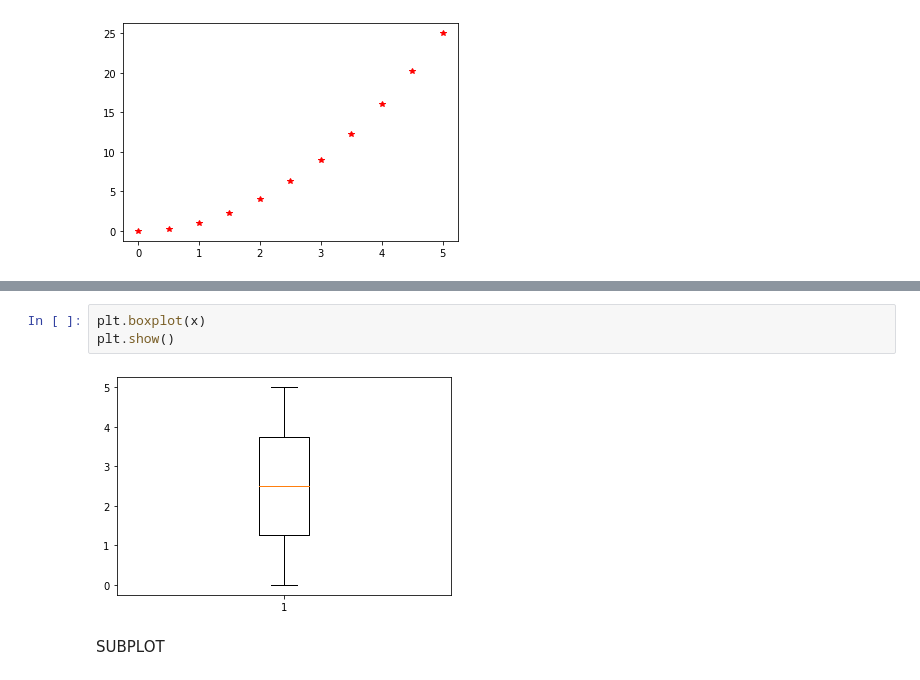
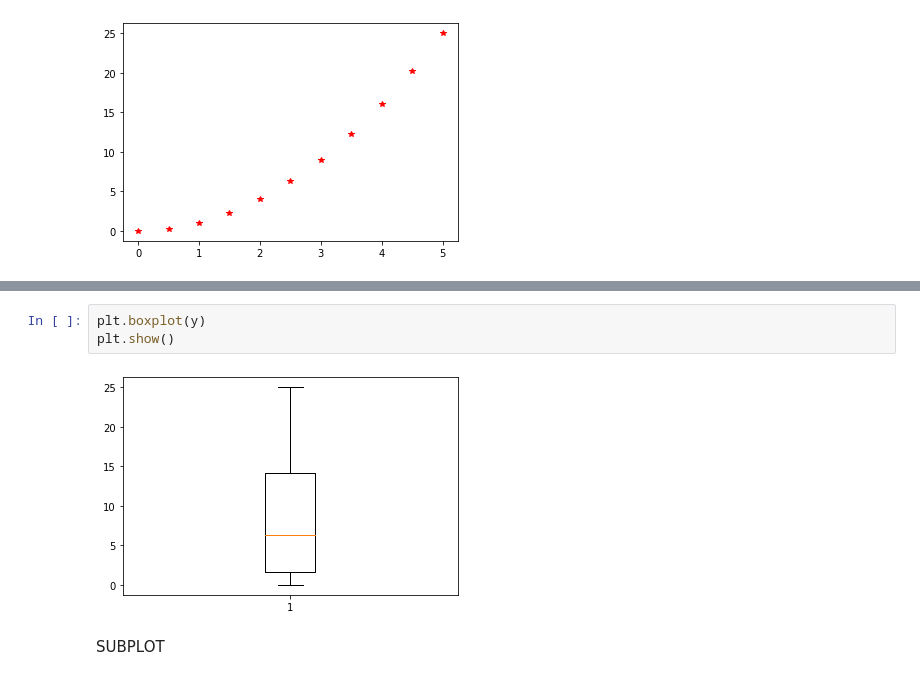
Before and after one commit to havipr/dataAnalytics, a Jupyter notebook: selfStudy/Matplotlib.ipynb, the cells around one changed output, grey strips where cells are left out. Drawn from its saved outputs; the diff is of its cells as text.

```diff
--- a/selfStudy/Matplotlib.ipynb
+++ b/selfStudy/Matplotlib.ipynb
@@ -33,8 +33,8 @@ plt.show()
 # %%
-plt.boxplot(x)
+plt.boxplot(y)
 plt.show()
 # %% [output]
-[figure, old version]
+[figure, new version]
 # %% [markdown]
 SUBPLOT
 # %%
```
Also changed, not shown: parts of 3 cells of this notebook.
